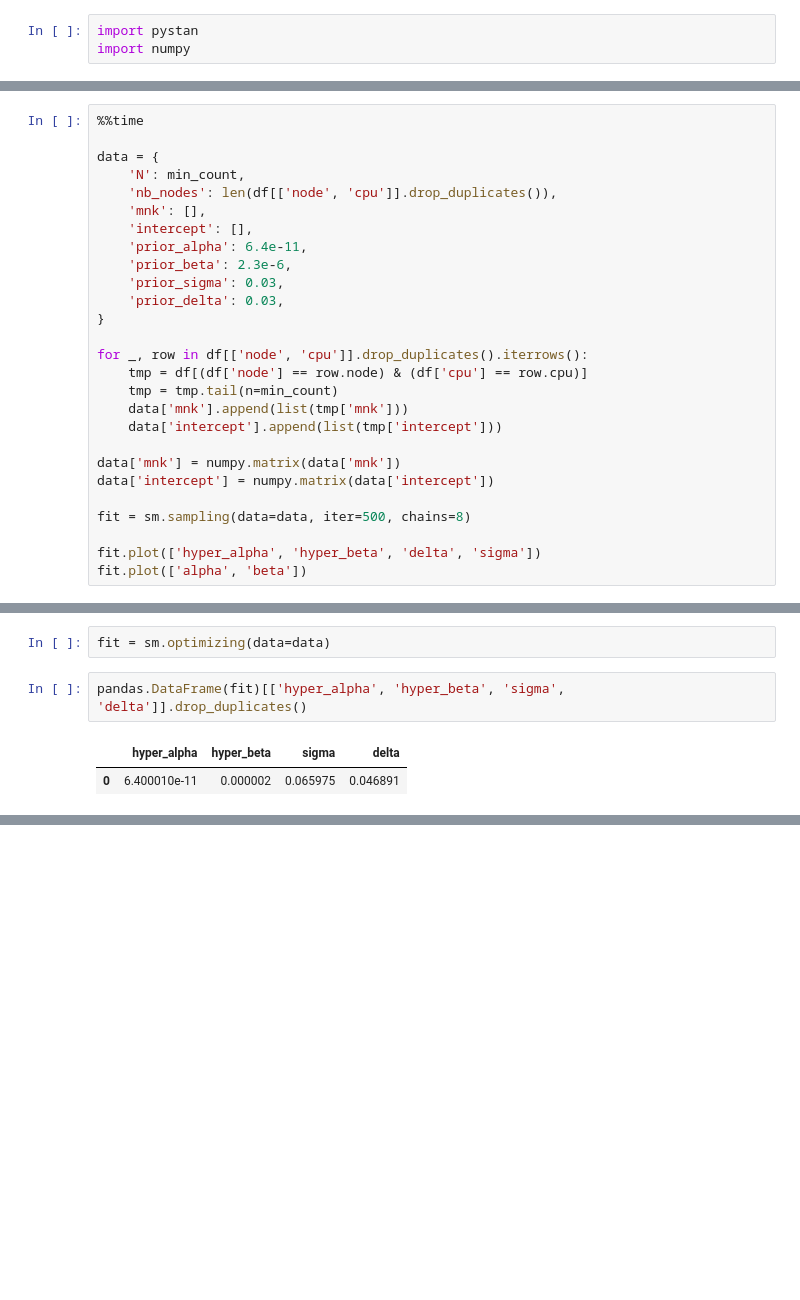
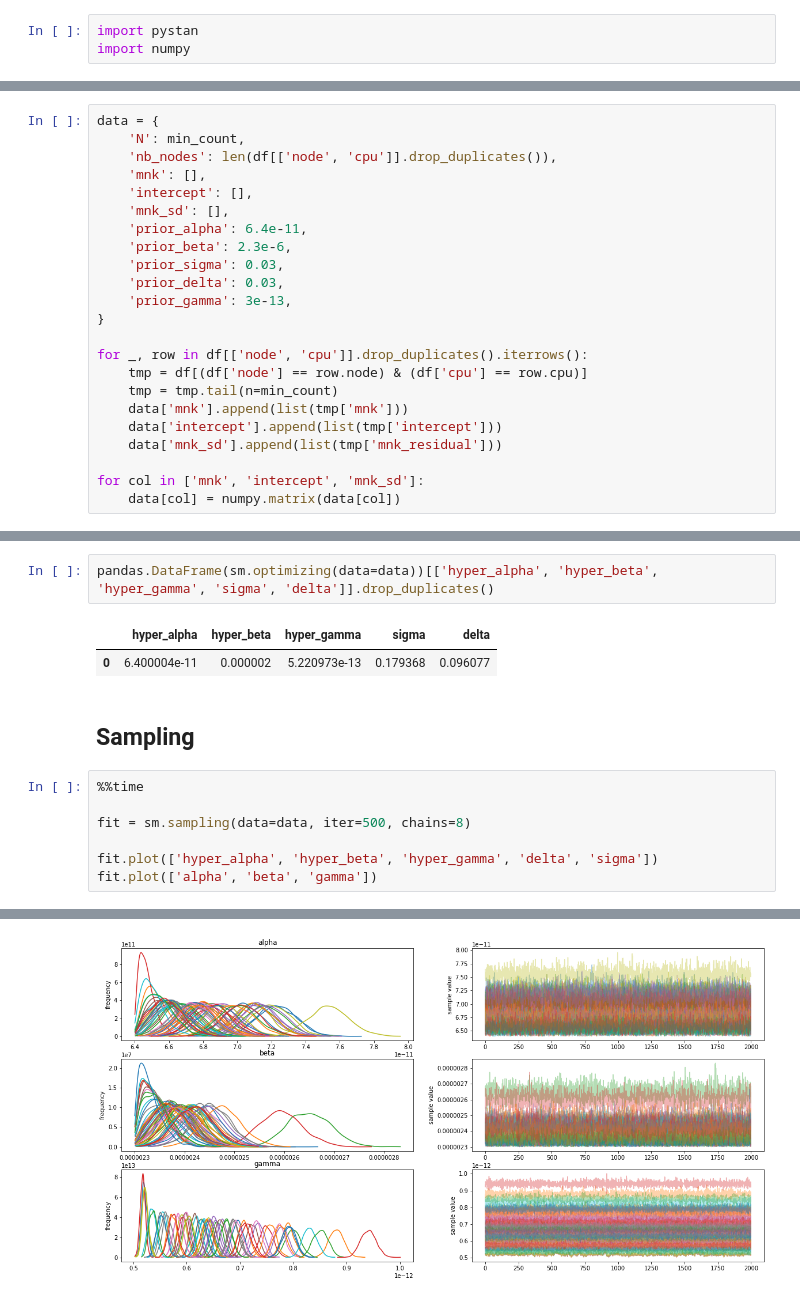
Before and after one commit to Ezibenroc/calibration_analysis, a Jupyter notebook: G5K_pystan.ipynb, the cells around one changed output, grey strips where cells are left out. Saved outputs shown, nothing was run; the diff lists cells and outputs as text; blank space fills up the shorter version.

```diff
--- a/G5K_pystan.ipynb
+++ b/G5K_pystan.ipynb
@@ -122,15 +135,15 @@ The least tested node has been tested 35 times
 # %%
-%%time
-
 data = {
     'N': min_count,
     'nb_nodes': len(df[['node', 'cpu']].drop_duplicates()),
     'mnk': [],
     'intercept': [],
+    'mnk_sd': [],
     'prior_alpha': 6.4e-11,
     'prior_beta': 2.3e-6,
     'prior_sigma': 0.03,
     'prior_delta': 0.03,
+    'prior_gamma': 3e-13,
 }
 
 for _, row in df[['node', 'cpu']].drop_duplicates().iterrows():
@@ -138,11 +151,7 @@ for _, row in df[['node', 'cpu']].drop_duplicates().iterrows():
     tmp = tmp.tail(n=min_count)
     data['mnk'].append(list(tmp['mnk']))
     data['intercept'].append(list(tmp['intercept']))
+    data['mnk_sd'].append(list(tmp['mnk_residual']))
 
-data['mnk'] = numpy.matrix(data['mnk'])
-data['intercept'] = numpy.matrix(data['intercept'])
-
-fit = sm.sampling(data=data, iter=500, chains=8)
-
-fit.plot(['hyper_alpha', 'hyper_beta', 'delta', 'sigma'])
-fit.plot(['alpha', 'beta'])
+for col in ['mnk', 'intercept', 'mnk_sd']:
+    data[col] = numpy.matrix(data[col])
@@ -157,7 +160,15 @@ Wall time: 3.75 s
 # %%
-fit = sm.optimizing(data=data)
+pandas.DataFrame(sm.optimizing(data=data))[['hyper_alpha', 'hyper_beta', 'hyper_gamma', 'sigma', 'delta']].drop_duplicates()
+# %% [output]
+|  | hyper_alpha | hyper_beta | hyper_gamma | sigma | delta |
+| 0 | 6.400004e-11 | 0.000002 | 5.220973e-13 | 0.179368 | 0.096077 |
-# %%
-pandas.DataFrame(fit)[['hyper_alpha', 'hyper_beta', 'sigma', 'delta']].drop_duplicates()
-# %% [output]
-|  | hyper_alpha | hyper_beta | sigma | delta |
-| 0 | 6.400010e-11 | 0.000002 | 0.065975 | 0.046891 |
+# %% [markdown]
+## Sampling
+# %%
+%%time
+
+fit = sm.sampling(data=data, iter=500, chains=8)
+
+fit.plot(['hyper_alpha', 'hyper_beta', 'hyper_gamma', 'delta', 'sigma'])
+fit.plot(['alpha', 'beta', 'gamma'])
+# %% [output]
@@ -163,0 +179 @@ pandas.DataFrame(fit)[['hyper_alpha', 'hyper_beta', 'sigma', 'delta']].drop_dupl
+[figure, added]
```
Also changed, not shown: parts of 15 cells of this notebook.
